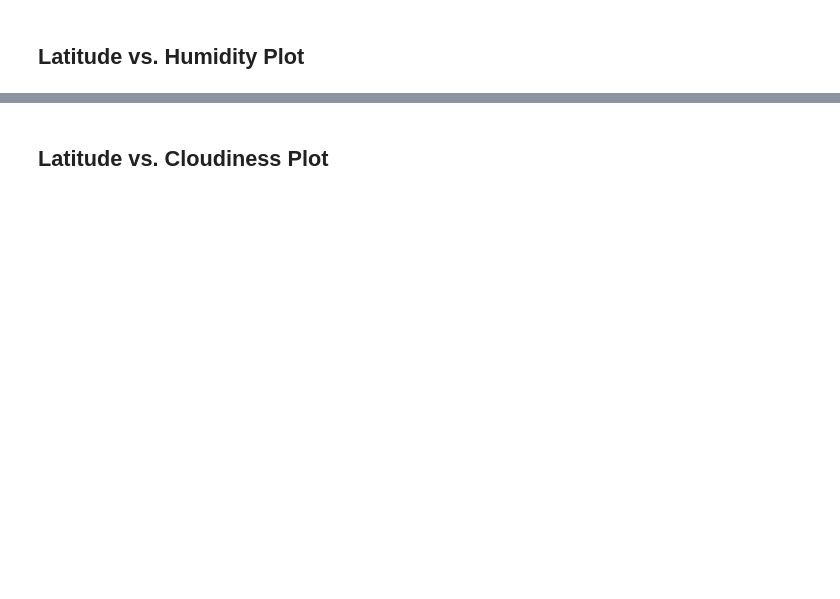
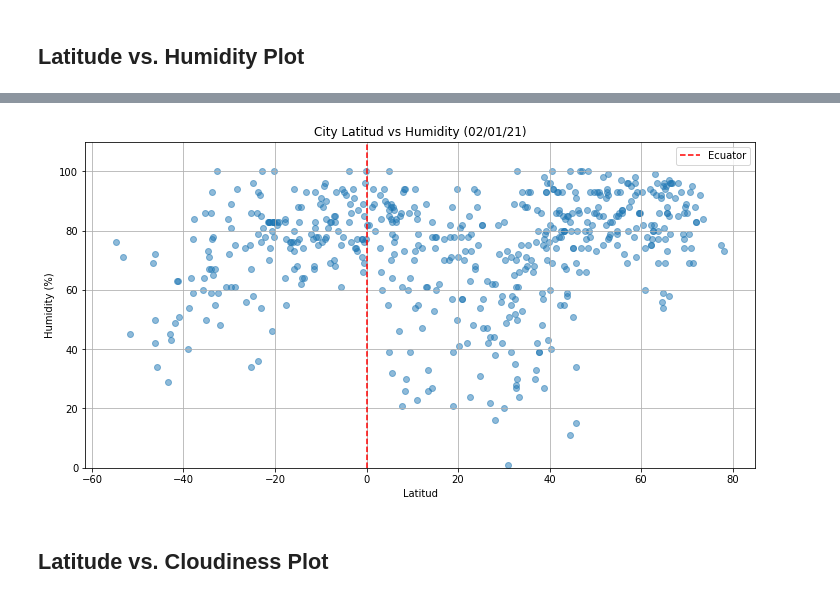
Before and after one commit to cpazoszarain7/python-api-challenge, a Jupyter notebook: WeatherPy/WeatherPy.ipynb, the cells around one changed output, grey strips where cells are left out. Saved outputs shown, nothing was run; the diff lists cells and outputs as text; code cells hidden in the pictures; blank space fills up the shorter version.

```diff
--- a/WeatherPy/WeatherPy.ipynb
+++ b/WeatherPy/WeatherPy.ipynb
@@ -230,2 +225,14 @@ Int64Index([], dtype='int64')
+# %%
+plt.figure(figsize=(12,6))
+plt.scatter(df['Lat'],df['Humidity'], alpha=0.5)
+plt.title('City Latitud vs Humidity (02/01/21)')
+plt.xlabel('Latitud')
+plt.ylabel('Humidity (%)')
+plt.vlines(0,0,110, linestyles='dashed', label ='Ecuator', colors='r')
+plt.ylim(0,110)
+plt.legend()
+plt.grid()
+# %% [output]
+[figure, added]
 # %% [markdown]
 ## Latitude vs. Cloudiness Plot
```
Also changed, not shown: parts of 23 cells of this notebook, 1 other file.
